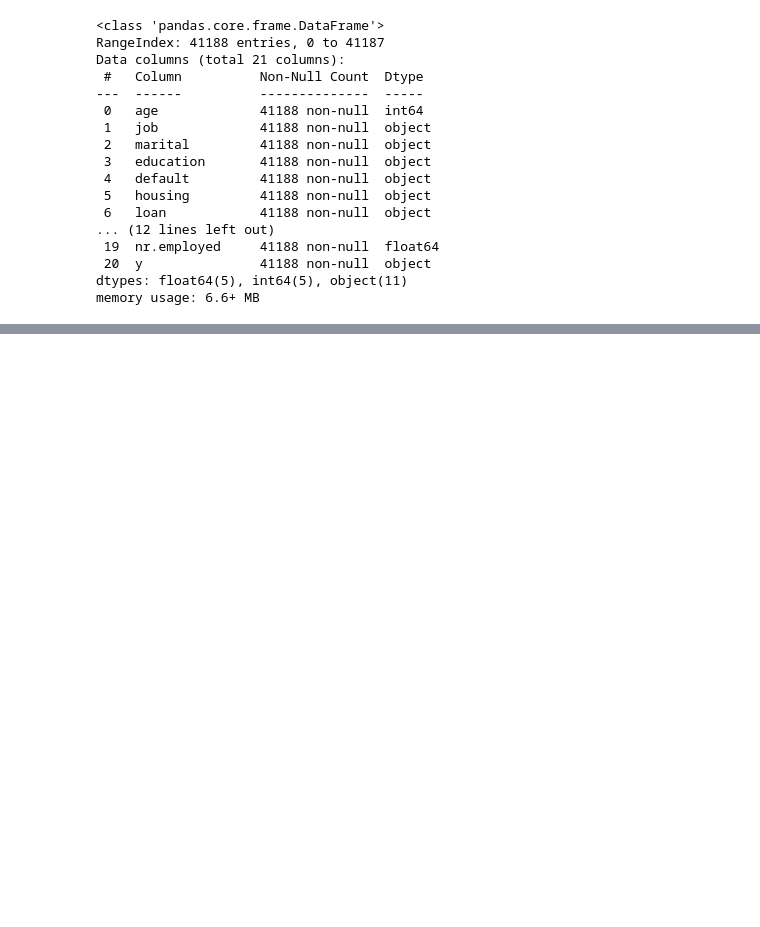
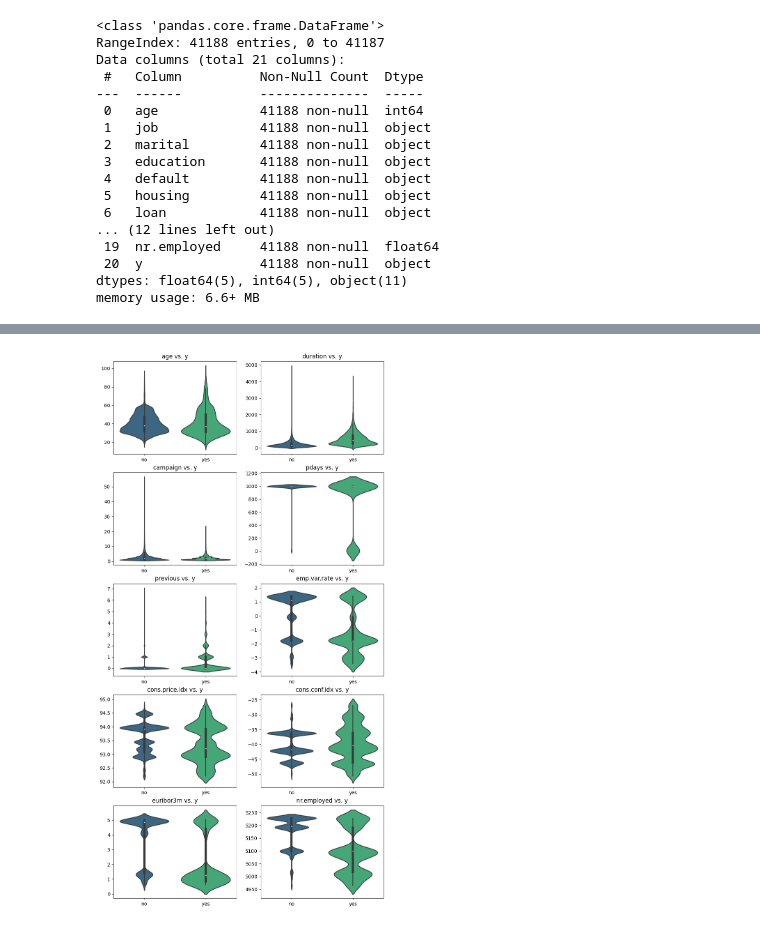
Before and after one commit to Magdalena-B1/ML-different-approaches-to-linear-regression, a Jupyter notebook: notebook4f11fd9960.ipynb, the cells around one changed output, grey strips where cells are left out. Cells and saved outputs as stored; diff of their text form; code cells hidden in the pictures; blank space fills up the shorter version.

```diff
--- a/notebook4f11fd9960.ipynb
+++ b/notebook4f11fd9960.ipynb
@@ -66,0 +111,11 @@ df['y'].value_counts().plot(kind = "bar")
+# %%
+plt.figure(figsize=(10, 20))
+for i, column in enumerate(df_int, 1):
+    plt.subplot(5, 2, i)
+    sns.violinplot(data= df, y=column, x ='y', palette='viridis',
+                    scale="width")
+    plt.title(f'{column} vs. y')
+    plt.xlabel(None)
+    plt.ylabel(None)
+# %% [output]
+[figure, added]
```
Also changed, not shown: parts of 8 cells of this notebook.
